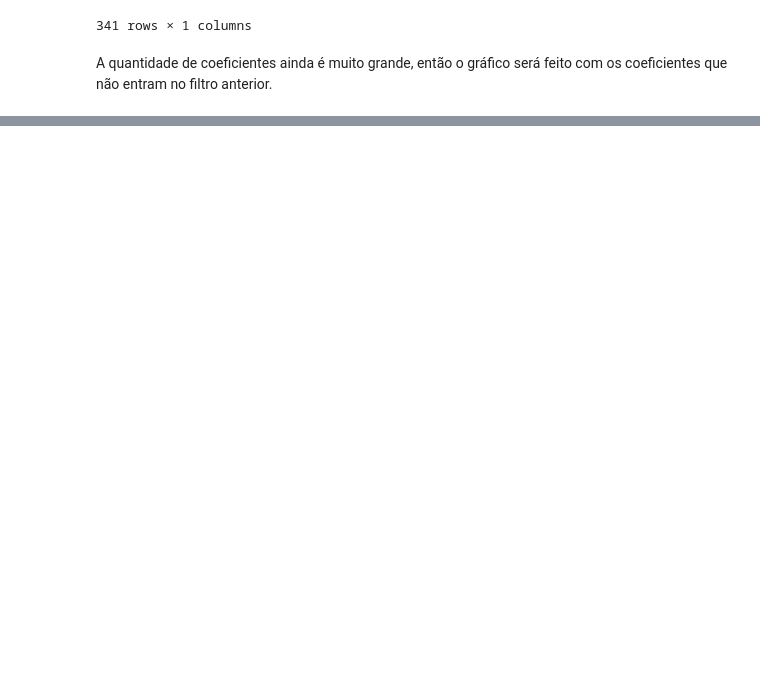
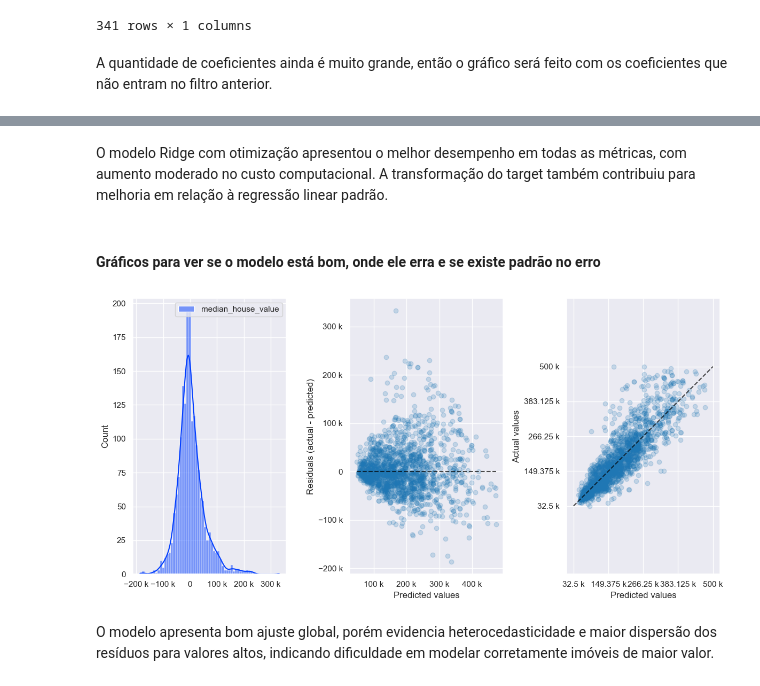
Before and after one commit to Antonio-Manoel/Previsao_precos_California, a Jupyter notebook: notebooks/parte_4_MachineLearning.ipynb, the cells around one changed output, grey strips where cells are left out. Cells and saved outputs as stored; diff of their text form; code cells hidden in the pictures; blank space fills up the shorter version.

```diff
--- a/notebooks/parte_4_MachineLearning.ipynb
+++ b/notebooks/parte_4_MachineLearning.ipynb
@@ -242,0 +332,10 @@ plot_coeficientes(coeficientes[~coeficientes["coeficiente"].between(-0.2, 0.2)])
+# %% [markdown]
+O modelo Ridge com otimização apresentou o melhor desempenho em todas as métricas, com aumento moderado no custo computacional. A transformação do target também contribuiu para melhoria em relação à regressão linear padrão.
+# %% [markdown]
+#### Gráficos para ver se o modelo está bom, onde ele erra e se existe padrão no erro
+# %%
+plot_residuos_estimador(grid_search.best_estimator_, X, y, fracao_amostra=0.1, eng_formatter=True)
+# %% [output]
+[figure, added]
+# %% [markdown]
+O modelo apresenta bom ajuste global, porém evidencia heterocedasticidade e maior dispersão dos resíduos para valores altos, indicando dificuldade em modelar corretamente imóveis de maior valor.
```
Also changed, not shown: parts of 15 cells of this notebook, 1 other file.
